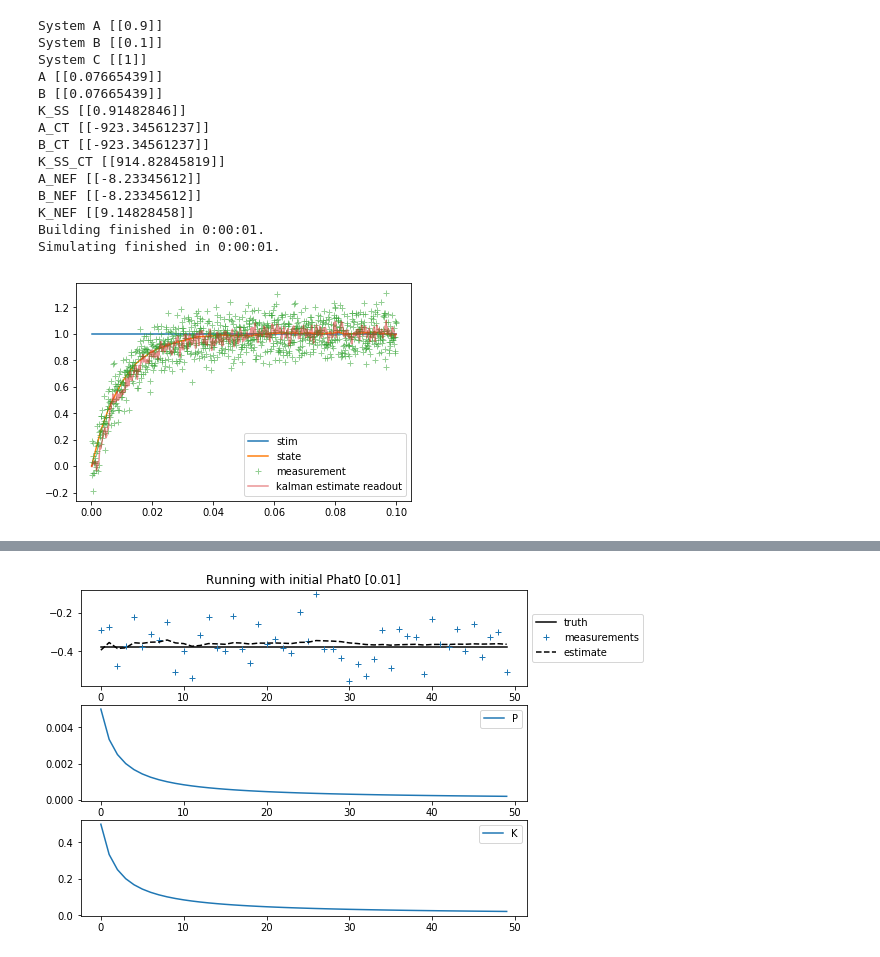
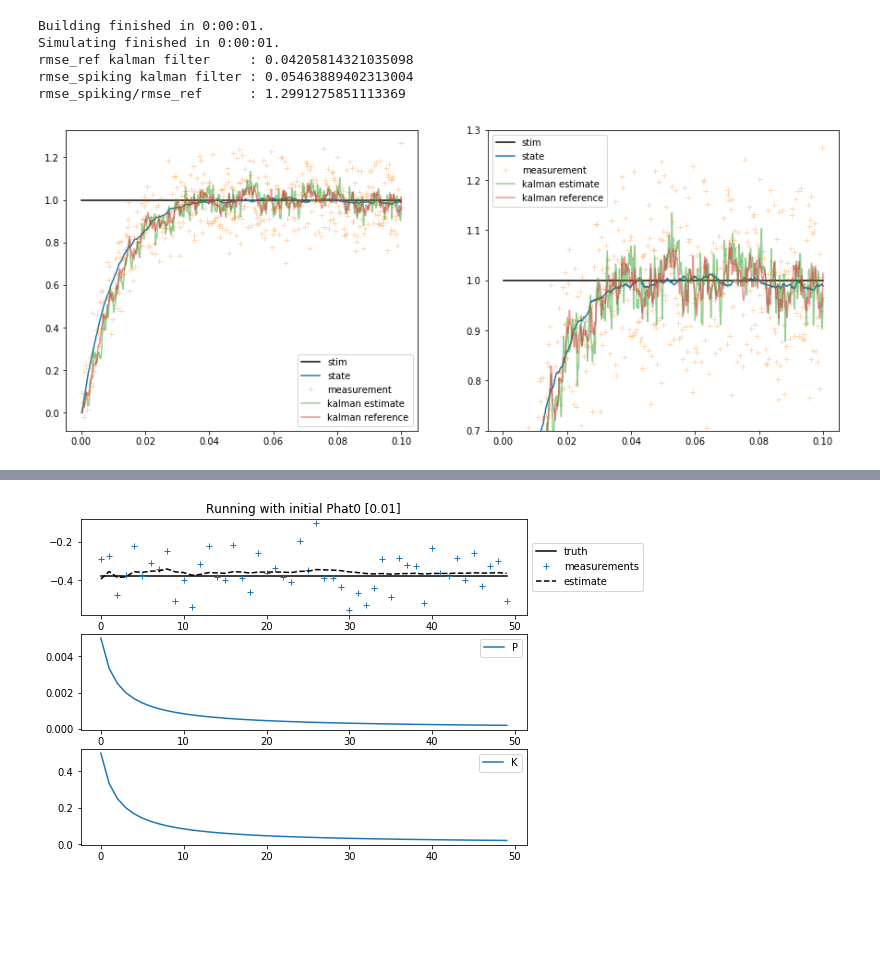
Before and after one commit to samfok/kalman, a Jupyter notebook: test_kalman.ipynb, the cells around one changed output, grey strips where cells are left out. Saved outputs shown, nothing was run; the diff lists cells and outputs as text; code cells hidden in the pictures; blank space fills up the shorter version.

```diff
--- a/test_kalman.ipynb
+++ b/test_kalman.ipynb
@@ -4,60 +4,70 @@ import nengo
 import matplotlib.pyplot as plt
 from kalman import Kalman, LDS, KalmanNet, LDSNet, c_to_d_kf
 # %%
-def test_kalman_net():
-    SIM_TIME = 0.1
+def test_kalman_net(neurons):
     SYS_TAU = 0.01
+    SIM_TIME = 10*SYS_TAU
 
-    NEURONS = 1024
     dt = 0.001
     A = np.array([[-1/SYS_TAU]])
     B = np.array([[1/SYS_TAU]])
     C = np.array([[1]])
     Q = np.array([[0.1/dt]])
     R = np.array([[0.01]])
 
     A_DT, B_DT, Q_DT = c_to_d_kf(A, B, Q, dt=dt)
 
     model = nengo.Network()
     with model:
         stim = nengo.Node([1])
         lds_net = LDSNet(A, B, C, Q=Q, R=R)
         nengo.Connection(stim, lds_net.input, synapse=None)
         stim_probe = nengo.Probe(stim)
         lds_state_probe = nengo.Probe(lds_net.state)
         lds_out_probe = nengo.Probe(lds_net.output)
 
-        # kalman_net = KalmanNet(NEURONS, A_DT, B_DT, C, Q_DT, R, dt=dt, neuron_type=nengo.neurons.Direct())
-        kalman_net = KalmanNet(NEURONS, A_DT, B_DT, C, Q_DT, R, dt=dt)
+        kalman_net = KalmanNet(neurons, A_DT, B_DT, C, Q_DT, R, dt=dt)
         nengo.Connection(stim, kalman_net.input_system, synapse=None)
         nengo.Connection(lds_net.output, kalman_net.input_measurement, synapse=None)
-        k_state_probe = nengo.Probe(kalman_net.state)
-        k_readout_probe = nengo.Probe(kalman_net.readout)
 
-    sim = nengo.Simulator(model, dt=dt/10)
+        kalman_ref = KalmanNet(1, A_DT, B_DT, C, Q_DT, R, dt=dt, neuron_type=nengo.neurons.Direct())
+        nengo.Connection(stim, kalman_ref.input_system, synapse=None)
+        nengo.Connection(lds_net.output, kalman_ref.input_measurement, synapse=None)
+
+        k_ref_probe = nengo.Probe(kalman_ref.readout)
+        k_probe = nengo.Probe(kalman_net.readout)
+
+    sim = nengo.Simulator(model, dt=dt/5)
     sim.run(SIM_TIME)
 
-    plt.plot(sim.trange(), sim.data[stim_probe], label="stim")
-    plt.plot(sim.trange(), sim.data[lds_state_probe], label="state")
-    plt.plot(sim.trange(), sim.data[lds_out_probe], "+", alpha=0.5, label="measurement")
-#     plt.plot(sim.trange(), sim.data[k_state_probe], alpha=0.5, label="kalman estimate")
-    plt.plot(sim.trange(), sim.data[k_readout_probe], alpha=0.5, label="kalman estimate readout")
-    plt.legend(loc="lower right")
-    plt.show()
-test_kalman_net()
+    fig, axs = plt.subplots(ncols=2, figsize=(15, 6))
+    axs[0].plot(sim.trange(), sim.data[stim_probe], 'k', label="stim")
+    axs[0].plot(sim.trange(), sim.data[lds_state_probe], label="state")
+    axs[0].plot(sim.trange(), sim.data[lds_out_probe], "+", alpha=0.3, label="measurement")
+    axs[0].plot(sim.trange(), sim.data[k_probe], alpha=0.5, label="kalman estimate")
+    axs[0].plot(sim.trange(), sim.data[k_ref_probe], alpha=0.5, label="kalman reference")
+    axs[0].legend(loc="lower right")
+    axs[1].plot(sim.trange(), sim.data[stim_probe], 'k', label="stim")
+    axs[1].plot(sim.trange(), sim.data[lds_state_probe], label="state")
+    axs[1].plot(sim.trange(), sim.data[lds_out_probe], "+", alpha=0.3, label="measurement")
+    axs[1].plot(sim.trange(), sim.data[k_probe], alpha=0.5, label="kalman estimate")
+    axs[1].plot(sim.trange(), sim.data[k_ref_probe], alpha=0.5, label="kalman reference")
+    axs[1].legend(loc="upper left")
+    axs[1].set_ylim((0.7, 1.3))
+
+    rmse_kref = np.mean((sim.data[k_ref_probe]-sim.data[lds_state_probe])**2)**.5
+    rmse_k = np.mean((sim.data[k_probe]-sim.data[lds_state_probe])**2)**.5
+    print("rmse_ref kalman filter     :", rmse_kref)
+    print("rmse_spiking kalman filter :", rmse_k)
+    print("rmse_spiking/rmse_ref      :", rmse_k/rmse_kref)
+    return rmse_kref, rmse_k
+
+_, _ = test_kalman_net(neurons=1024)
+plt.show()
 # %% [output]
-System A [[0.9]]
-System B [[0.1]]
-System C [[1]]
-A [[0.07665439]]
-B [[0.07665439]]
-K_SS [[0.91482846]]
-A_CT [[-923.34561237]]
-B_CT [[-923.34561237]]
-K_SS_CT [[914.82845819]]
-A_NEF [[-8.23345612]]
-B_NEF [[-8.23345612]]
-K_NEF [[9.14828458]]
 Building finished in 0:00:01.
 Simulating finished in 0:00:01.
+rmse_ref kalman filter     : 0.04205814321035098
+rmse_spiking kalman filter : 0.05463889402313004
+rmse_spiking/rmse_ref      : 1.2991275851113369
-[figure, old version]
+[figure, new version]
```
Also changed, not shown: parts of 1 cell of this notebook, 1 other file.
